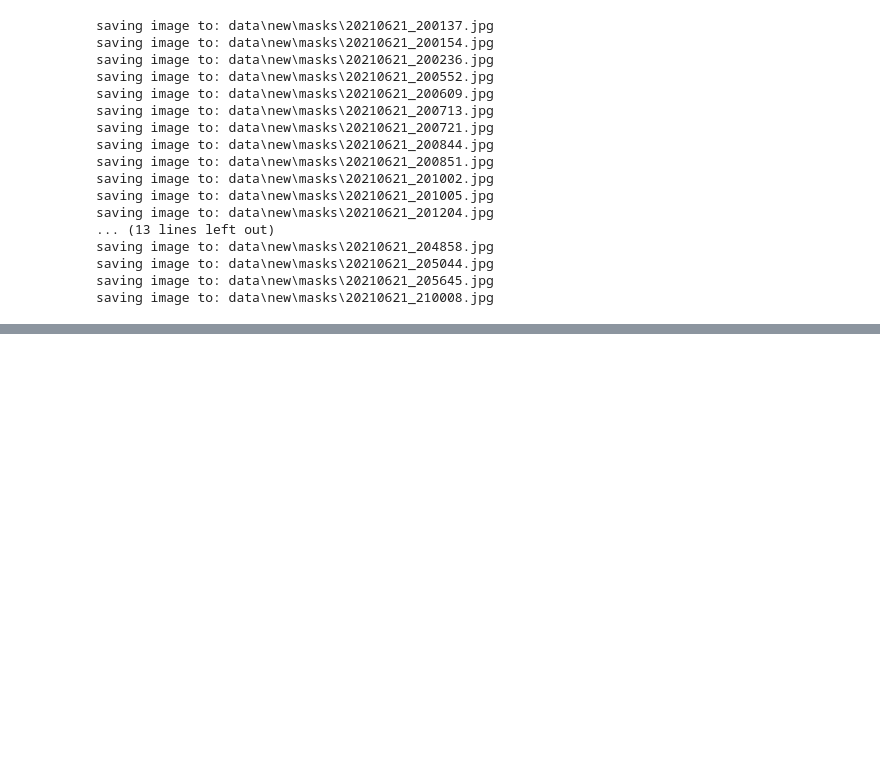
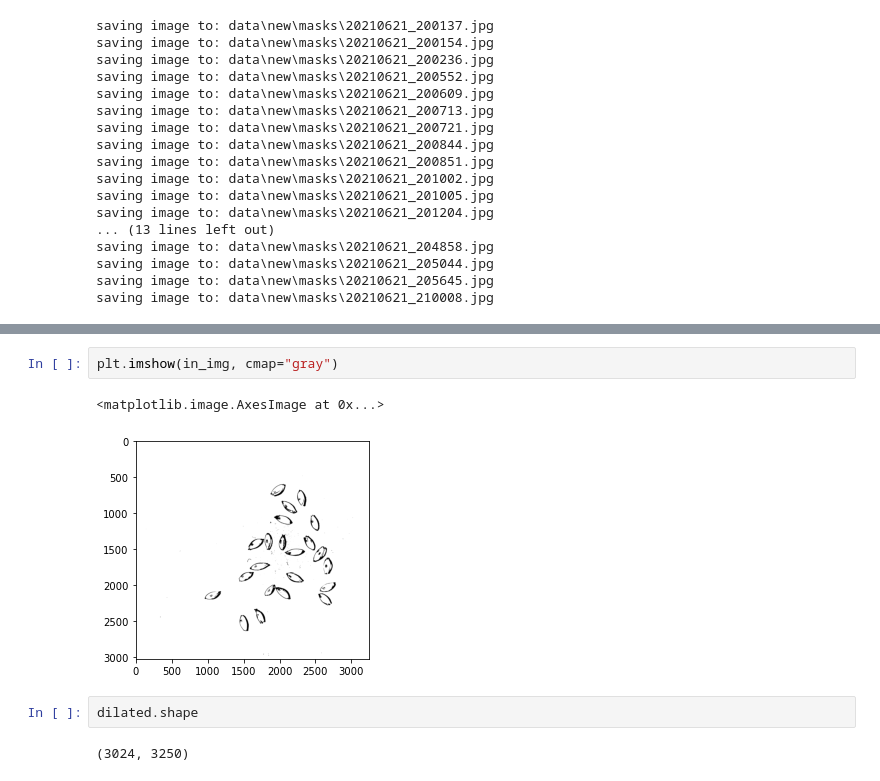
Before and after one commit to mjdall/seeds_on_a_plate, a Jupyter notebook: shadows.ipynb, the cells around one changed output, grey strips where cells are left out. Drawn from its saved outputs; the diff is of its cells as text; blank space fills up the shorter version.

```diff
--- a/shadows.ipynb
+++ b/shadows.ipynb
@@ -175,0 +186,9 @@ saving image to: data\new\masks\20210621_210008.jpg
+# %%
+plt.imshow(in_img, cmap="gray")
+# %% [output]
+<matplotlib.image.AxesImage at 0x...>
+[figure, added]
+# %%
+dilated.shape
+# %% [output]
+(3024, 3250)
```
Also changed, not shown: parts of 7 cells of this notebook, 32 other files.
